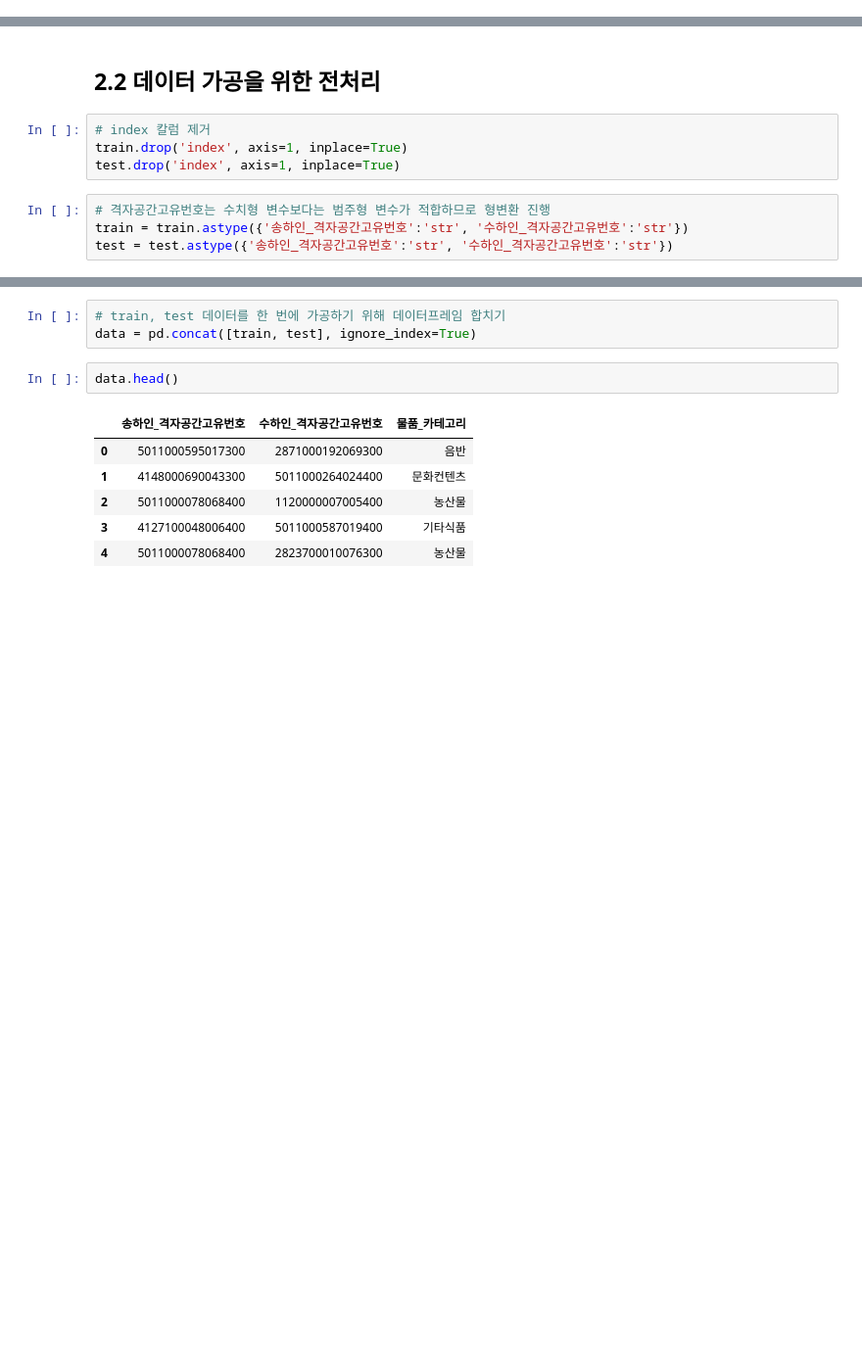
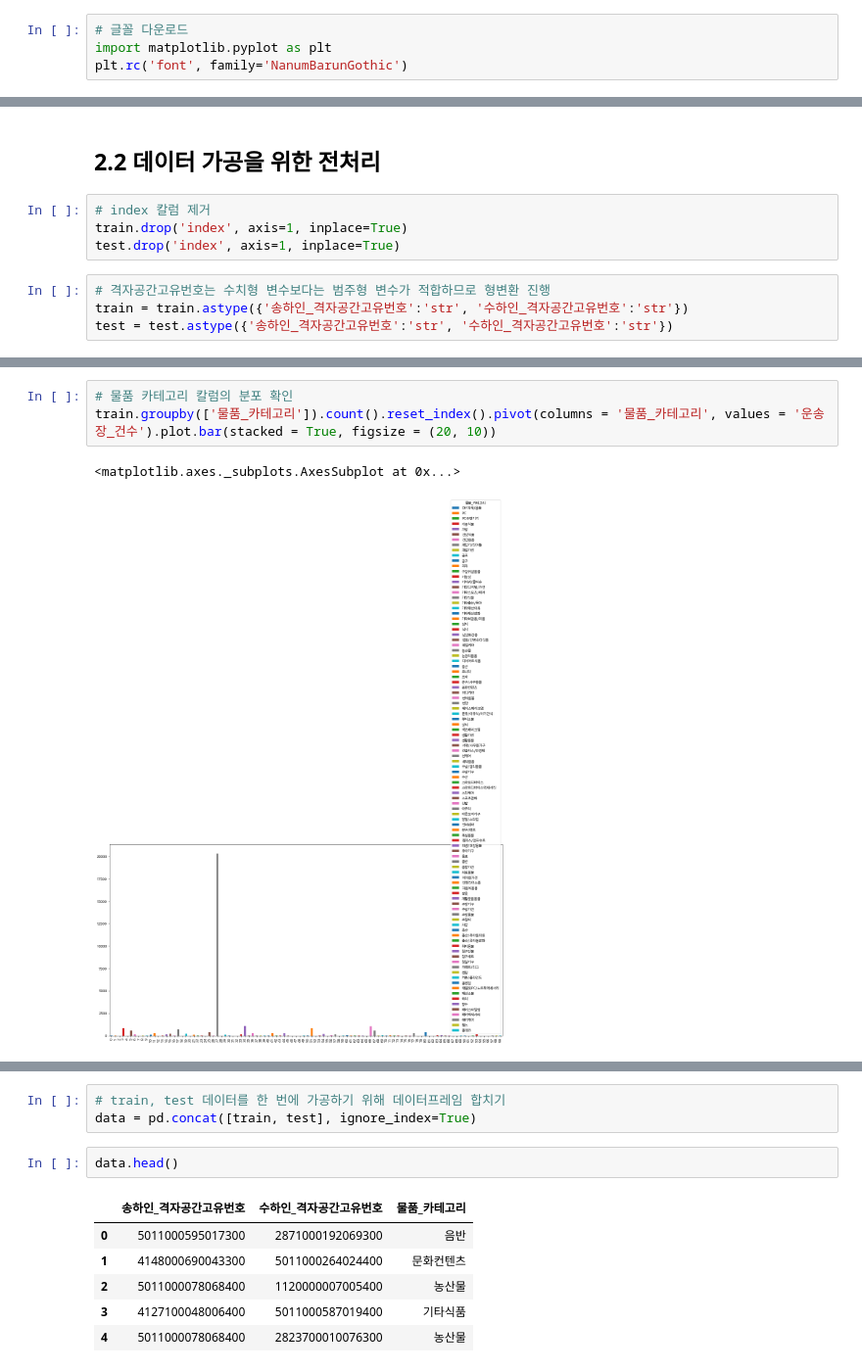
Before and after one commit to wldopie/ESAA, a Jupyter notebook: OB_4조_프로젝트(1)_코드.ipynb, the cells around one changed output, grey strips where cells are left out. Shown at 98% size. Cells and saved outputs as stored; diff of their text form; blank space fills up the shorter version.

```diff
--- a/OB_4조_프로젝트(1)_코드.ipynb
+++ b/OB_4조_프로젝트(1)_코드.ipynb
@@ -17,3 +45,7 @@ submission = pd.read_csv('/content/drive/MyDrive/ESAA OB 4조/Project 1/Data/sam
+# %%
+# 글꼴 다운로드
+import matplotlib.pyplot as plt
+plt.rc('font', family='NanumBarunGothic')
 # %% [markdown]
 ---
 # %% [markdown]
@@ -81,0 +122,6 @@ test = test.astype({'송하인_격자공간고유번호':'str', '수하인_격
+# %%
+# 물품 카테고리 칼럼의 분포 확인
+train.groupby(['물품_카테고리']).count().reset_index().pivot(columns = '물품_카테고리', values = '운송장_건수').plot.bar(stacked = True, figsize = (20, 10))
+# %% [output]
+<matplotlib.axes._subplots.AxesSubplot at 0x...>
+[figure, added]
```
Also changed, not shown: parts of 195 cells of this notebook.
